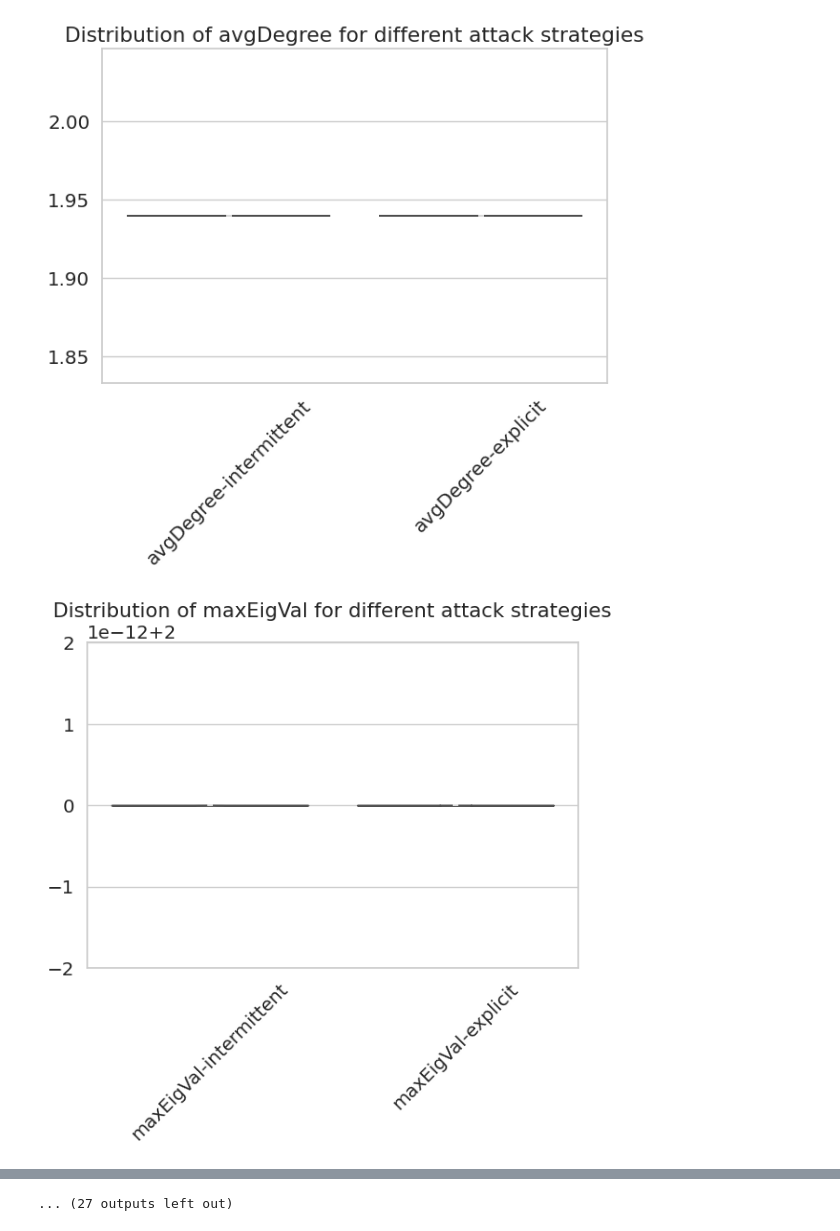
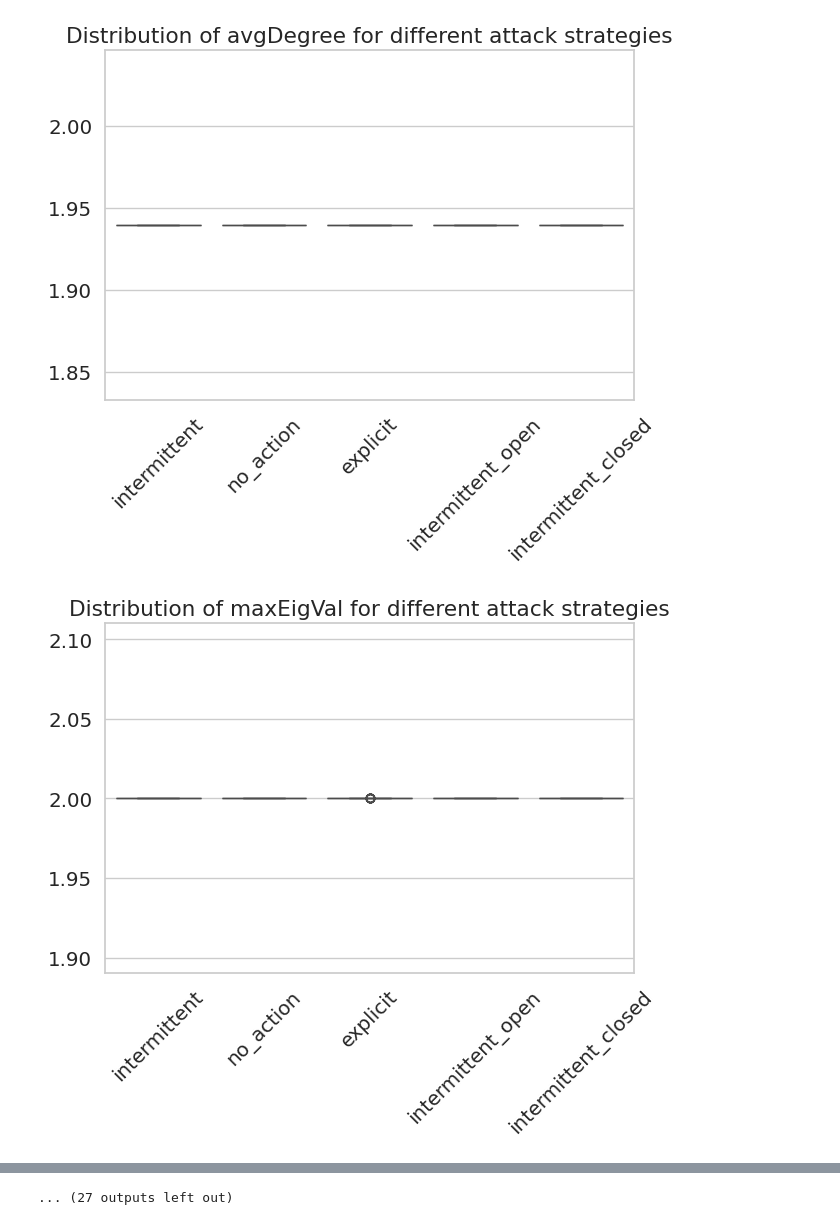
Before and after one commit to Dosclic98/wautorunner, a Jupyter notebook: analysis/pcap-feature-extractor.ipynb, the cells around one changed output, grey strips where cells are left out. Saved outputs shown, nothing was run; the diff lists cells and outputs as text; code cells hidden in the pictures.

Commit message:
Updated pcap analyzer

```diff
--- a/analysis/pcap-feature-extractor.ipynb
+++ b/analysis/pcap-feature-extractor.ipynb
@@ -34,10 +34,11 @@ def show_values(axs, orient="v", space=.01):
     else:
         _single(axs)
 # %%
-numPcaps = 63
+numPcaps = 400
 fileName = "pcap-run-1.pcap"
 
-pcapsFolder = Path("powerowl_example_results/pcaps")
+resultsFolder = Path("powerowl_example_results")
+pcapsFolder = resultsFolder.joinpath("pcaps")
 
 sourceIP = "172.16.0.2" # MTU IP
 
@@ -223,5 +224,4 @@ Num C2a: 169 (16.05%)
 # %%
-# Add a feature "attack-strategy" based on ASDU type 45 percentage (if below 0.018, then "explicit", else "intermittent")
-pcapFeatures["attack-strategy"] = pcapFeatures["percASDU-45"].apply(lambda x: "explicit" if x < 0.018 else "intermittent")
-print("Num of explicit attacks:", len(pcapFeatures[pcapFeatures["attack-strategy"] == "explicit"]))
-print("Num of intermittent attacks:", len(pcapFeatures[pcapFeatures["attack-strategy"] == "intermittent"]))
+# Read the discrTraces.csv file and for each line associate the AttackStrategy to a new pcapFeatures column
+discrTraces = pd.read_csv(resultsFolder.joinpath("discrTraces.csv"))
+pcapFeatures["AttackStrategy"] = discrTraces["AttackStrategy"]
@@ -231,17 +239,17 @@ Num of intermittent attacks: 27
 # %%
 # Violin plot of the features
 feats = pcapFeatures.columns
-attackStrategies = pcapFeatures["attack-strategy"].unique()
+attackStrategies = pcapFeatures["AttackStrategy"].unique()
 for feat in feats:
     pcapFeaturesComp = {}
     for strategy in attackStrategies:
-        pcapFeaturesPerStrategy = pcapFeatures[pcapFeatures["attack-strategy"] == strategy]
-        pcapFeaturesComp[f"{feat}-{strategy}"] = pcapFeaturesPerStrategy[feat].values.flatten()
+        pcapFeaturesPerStrategy = pcapFeatures[pcapFeatures["AttackStrategy"] == strategy]
+        pcapFeaturesComp[f"{strategy}"] = pcapFeaturesPerStrategy[feat].values.flatten()
     plt.figure(figsize=(15, 10))
     plt.subplot(2, 2, 1)
-    sns.violinplot(data=pcapFeaturesComp)
+    sns.boxplot(data=pcapFeaturesComp)
     plt.title(f"Distribution of {feat} for different attack strategies")
     plt.xticks(rotation=45)
 # %% [output]
-[figure, old version]
+[figure, new version]
-[figure, old version]
+[figure, new version]
```
Also changed, not shown: parts of 12 cells of this notebook, 1 other file.
